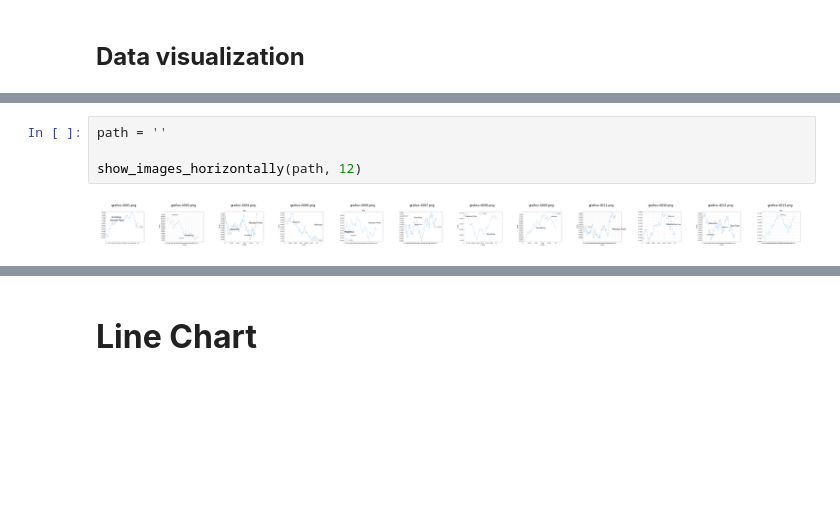
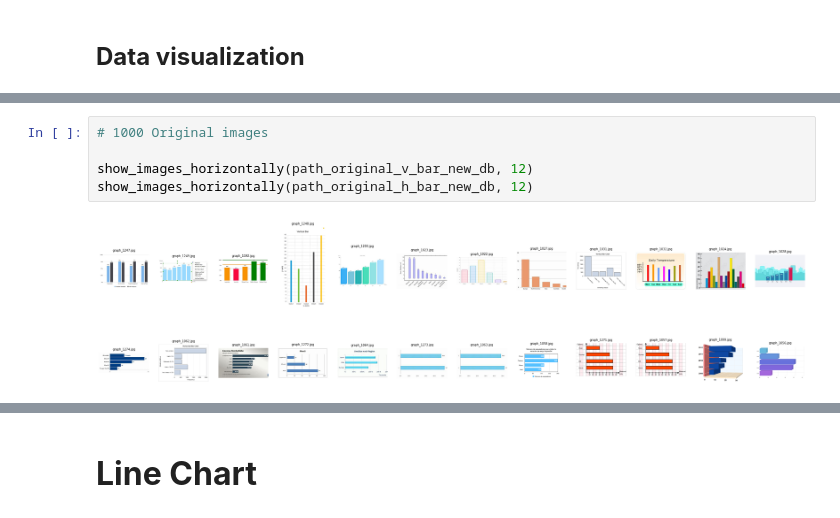
Before and after one commit to nucontreras/artificial-intelligence-scripts, a Jupyter notebook: FSCN/data_analysis.ipynb, the cells around one changed output, grey strips where cells are left out. Saved outputs shown, nothing was run; the diff lists cells and outputs as text; blank space fills up the shorter version.

```diff
--- a/FSCN/data_analysis.ipynb
+++ b/FSCN/data_analysis.ipynb
@@ -345,9 +345,11 @@ title = "Bar Charts New Database"
 plot_table(my_frame, title= title)
 # %% [output]
 [figure]
-# %%
-path = ''
-
-show_images_horizontally(path, 12)
-# %% [output]
-[figure, removed]
+# %%
+# 1000 Original images
+
+show_images_horizontally(path_original_v_bar_new_db, 12)
+show_images_horizontally(path_original_h_bar_new_db, 12)
+# %% [output]
+[figure, added]
+[figure, added]
```
Also changed, not shown: parts of 17 cells of this notebook.
